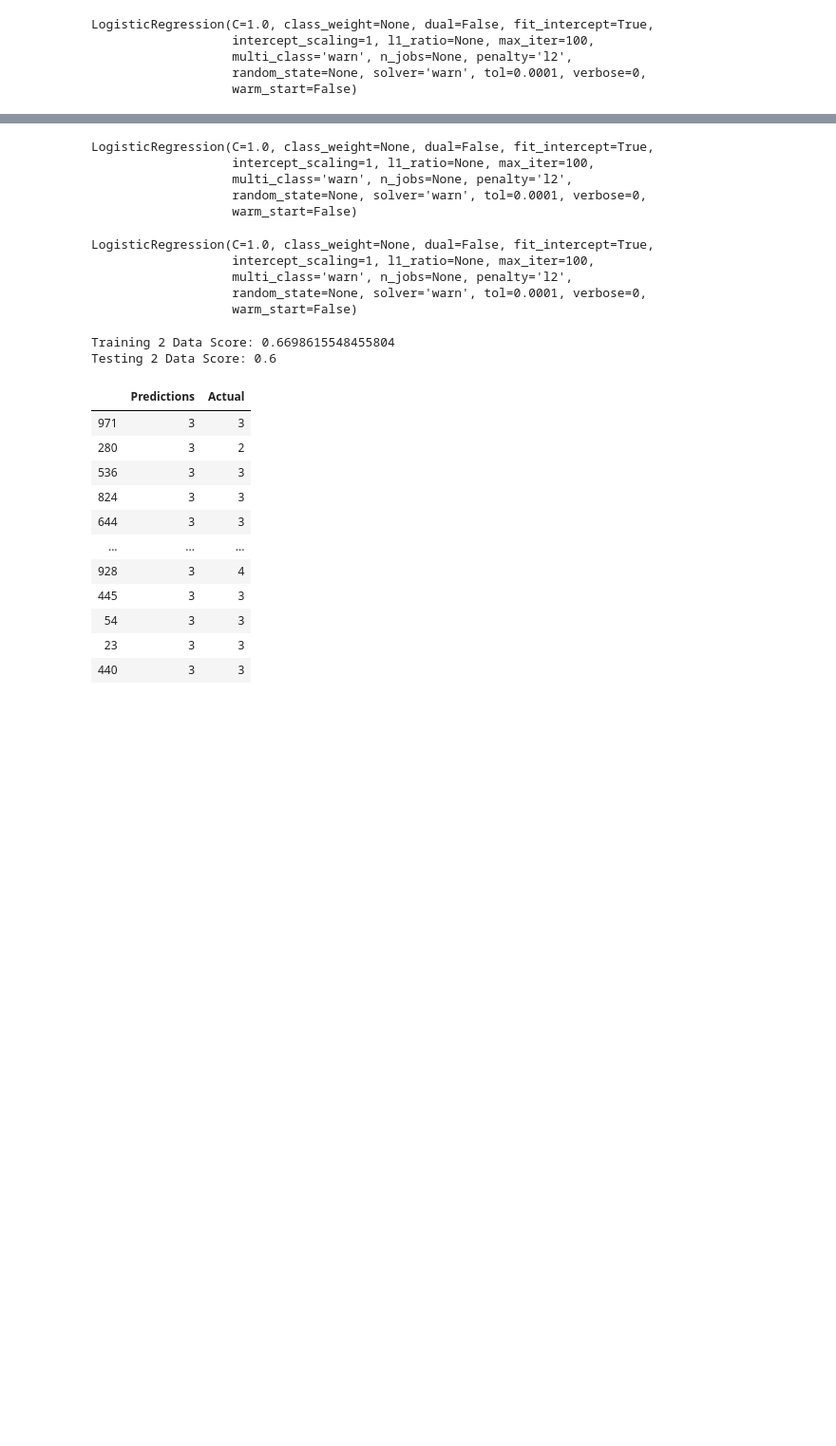
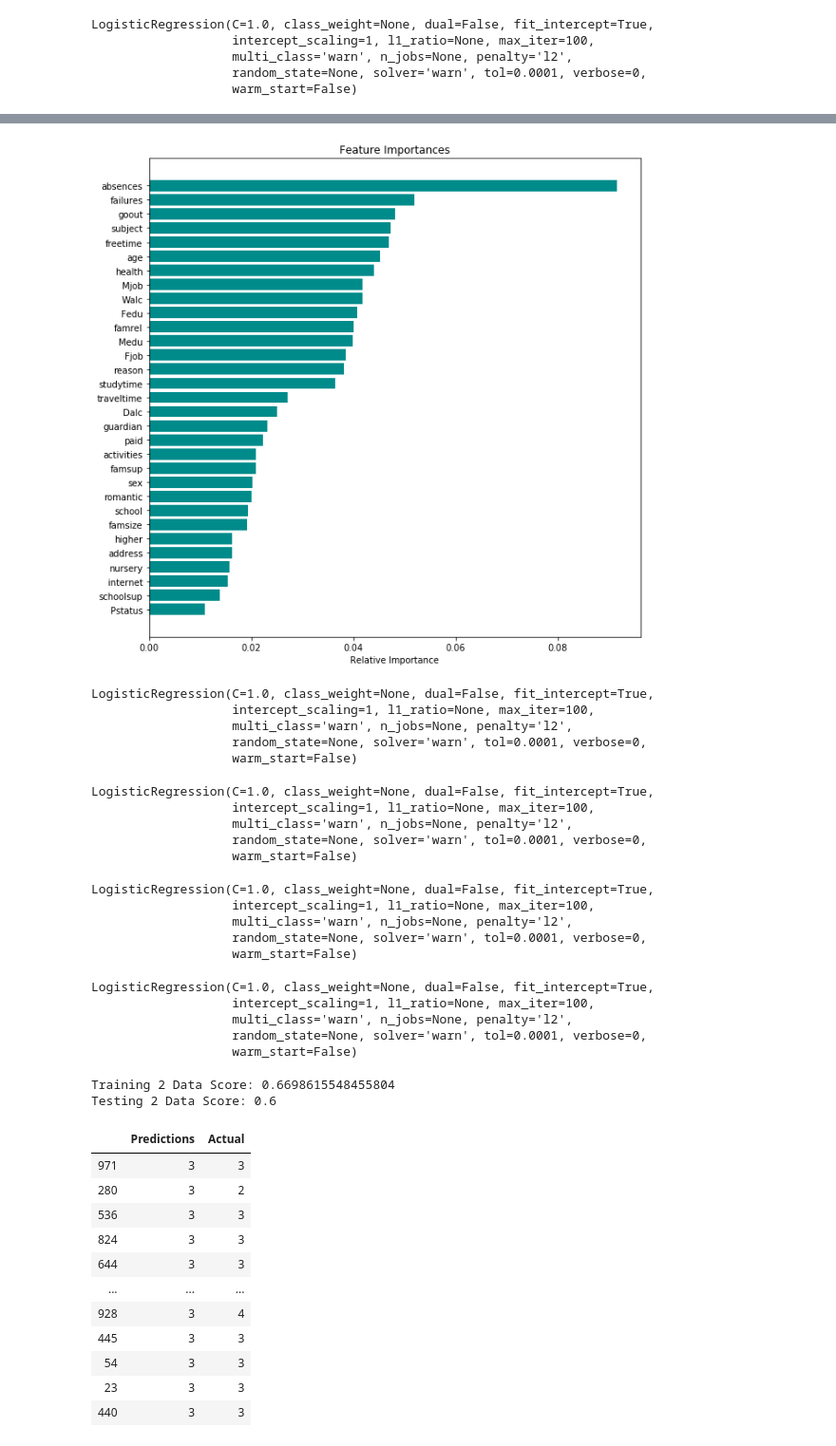
Before and after one commit to prasannarangam21/Project-3, a Jupyter notebook: student_data_analysis_models.ipynb, the cells around one changed output, grey strips where cells are left out. Shown: that part at 95% size. Cells and saved outputs as stored; diff of their text form; code cells hidden in the pictures; blank space fills up the shorter version.

Commit message:
Created Barchart of feature importances

```diff
--- a/student_data_analysis_models.ipynb
+++ b/student_data_analysis_models.ipynb
@@ -265,3 +278,17 @@ sorted(zip(rf.feature_importances_, feature_names), reverse=True)
+# %%
+importances = rf.feature_importances_
+indices = np.argsort(importances)
+
+plt.figure(figsize=(10,10))
+plt.title('Feature Importances')
+plt.barh(range(len(indices)), importances[indices], color='#008B8B', align='center')
+plt.yticks(range(len(indices)), feature_names[indices])
+plt.xlabel('Relative Importance')
+
+plt.savefig('static/images/feature_importances.JPG')
+plt.show()
+# %% [output]
+[figure, added]
 # %%
 from sklearn.model_selection import train_test_split
 
@@ -276,6 +303,14 @@ LogisticRegression(C=1.0, class_weight=None, dual=False, fit_intercept=True,
                    multi_class='warn', n_jobs=None, penalty='l2',
                    random_state=None, solver='warn', tol=0.0001, verbose=0,
                    warm_start=False)
+# %%
+LogisticRegression()
+# %% [output]
+LogisticRegression(C=1.0, class_weight=None, dual=False, fit_intercept=True,
+                   intercept_scaling=1, l1_ratio=None, max_iter=100,
+                   multi_class='warn', n_jobs=None, penalty='l2',
+                   random_state=None, solver='warn', tol=0.0001, verbose=0,
+                   warm_start=False)
 # %%
 classifier.fit(X2_train, y2_train)
 # %% [output]
@@ -284,6 +319,14 @@ LogisticRegression(C=1.0, class_weight=None, dual=False, fit_intercept=True,
                    multi_class='warn', n_jobs=None, penalty='l2',
                    random_state=None, solver='warn', tol=0.0001, verbose=0,
                    warm_start=False)
+# %%
+LogisticRegression()
+# %% [output]
+LogisticRegression(C=1.0, class_weight=None, dual=False, fit_intercept=True,
+                   intercept_scaling=1, l1_ratio=None, max_iter=100,
+                   multi_class='warn', n_jobs=None, penalty='l2',
+                   random_state=None, solver='warn', tol=0.0001, verbose=0,
+                   warm_start=False)
 # %%
 print(f"Training 2 Data Score: {classifier.score(X2_train, y2_train)}")
 print(f"Testing 2 Data Score: {classifier.score(X2_test, y2_test)}")
```
Also changed, not shown: parts of 17 cells of this notebook.
